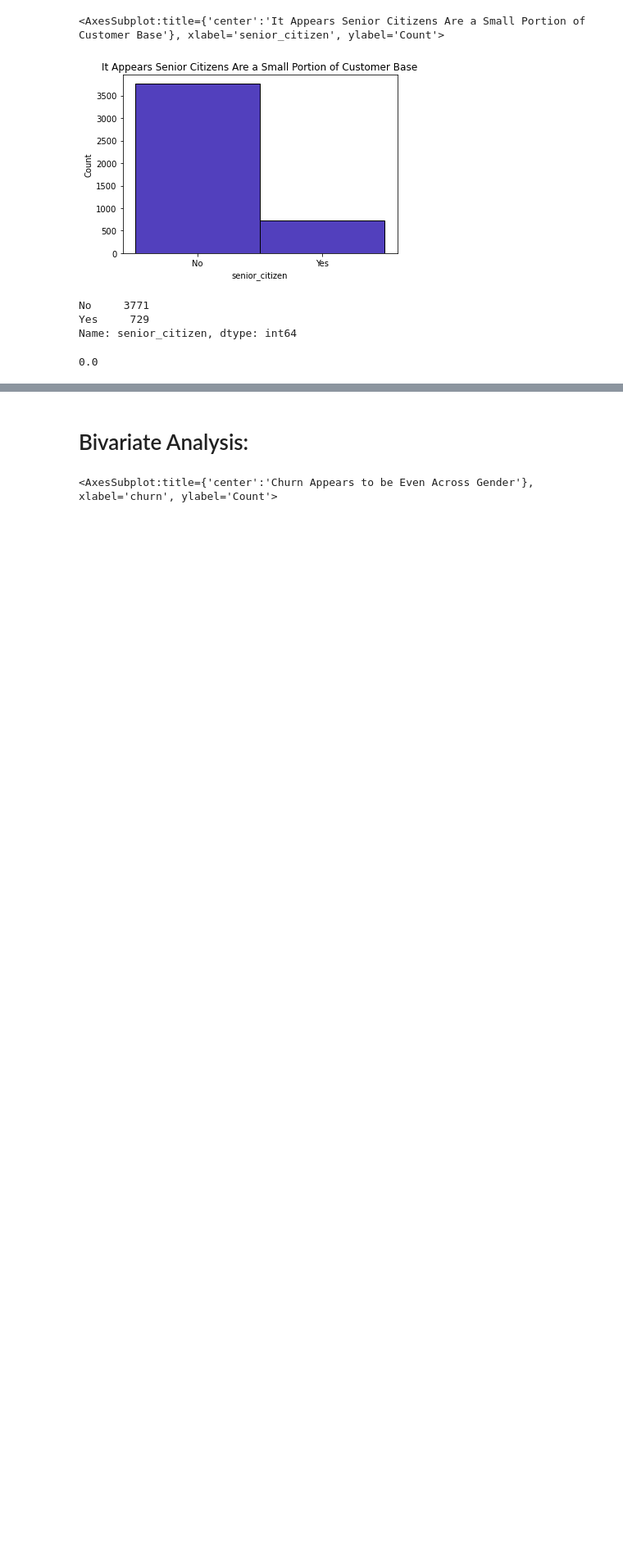
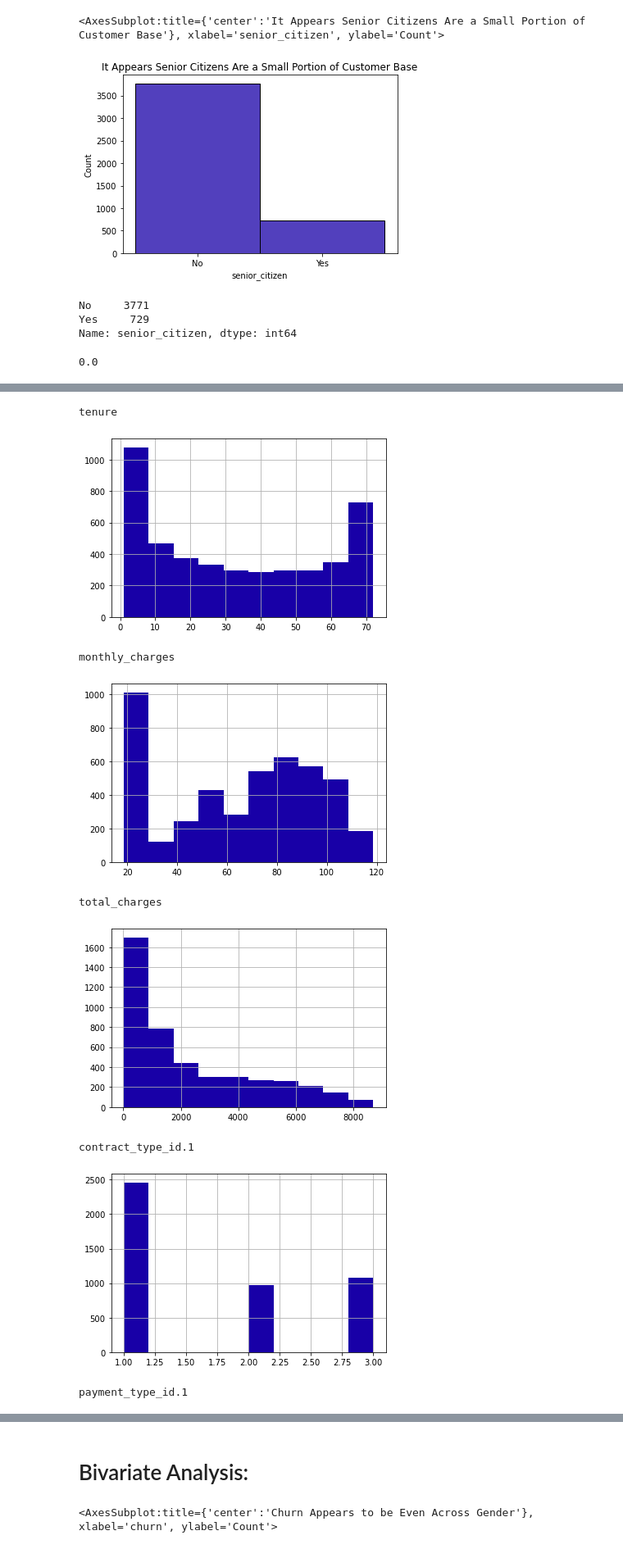
Before and after one commit to greg-maggard/classification_exercises, a Jupyter notebook: telco_classification_project/scratch_notes.ipynb, the cells around one changed output, grey strips where cells are left out. Shown at 82% size. Cells and saved outputs as stored; diff of their text form; code cells hidden in the pictures; blank space fills up the shorter version.

```diff
--- a/telco_classification_project/scratch_notes.ipynb
+++ b/telco_classification_project/scratch_notes.ipynb
@@ -180,0 +176,17 @@ for i, col in enumerate(train.select_dtypes('object')):
+# %%
+numcols = [col for col in train.columns if train[col].dtype != 'O']
+
+for col in numcols:
+    print(col)
+    train[col].hist()
+    plt.show()
+# %% [output]
+tenure
+[figure, added]
+monthly_charges
+[figure, added]
+total_charges
+[figure, added]
+contract_type_id.1
+[figure, added]
+payment_type_id.1
```
Also changed, not shown: parts of 3 cells of this notebook.
